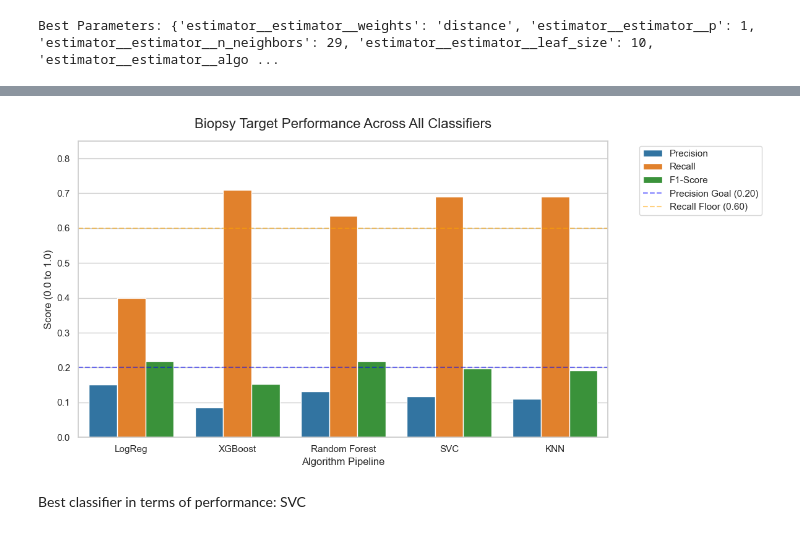
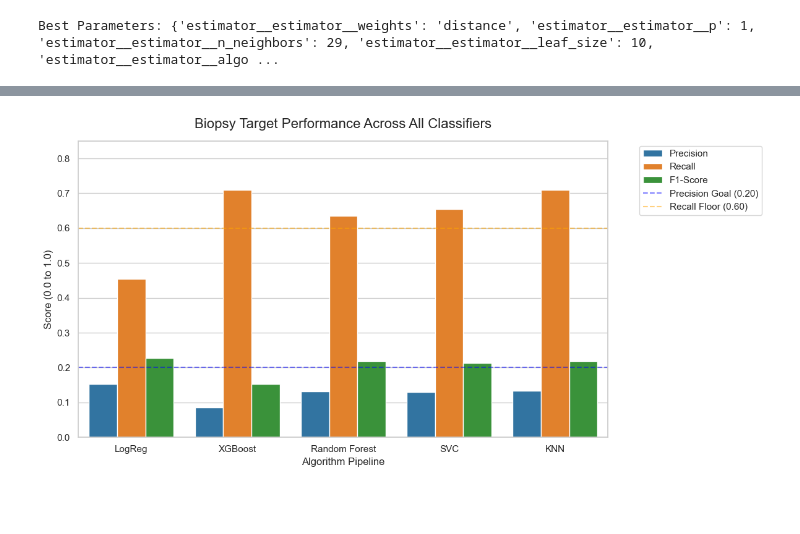
Before and after one commit to Filippo7206/unibo-dtm-ml-2526-cervical-cancer-predictor, a Jupyter notebook: notebooks/median_modeling.ipynb, the cells around one changed output, grey strips where cells are left out. Saved outputs shown, nothing was run; the diff lists cells and outputs as text; code cells hidden in the pictures; blank space fills up the shorter version.

```diff
--- a/notebooks/median_modeling.ipynb
+++ b/notebooks/median_modeling.ipynb
@@ -529,39 +520,37 @@ macro avg       0.089   0.826     0.157
 # %%
 data = {
     'Classifier': ['LogReg', 'XGBoost', 'Random Forest', 'SVC', 'KNN'],
-    'Precision': [0.151, 0.086, 0.132, 0.118, 0.111],
-    'Recall': [0.400, 0.709, 0.636, 0.691, 0.691],
-    'F1-Score': [0.218, 0.152, 0.219, 0.198, 0.191]
+    'Precision': [0.153, 0.086, 0.132, 0.130, 0.134],
+    'Recall': [0.455, 0.709, 0.636, 0.655, 0.709],
+    'F1-Score': [0.227, 0.152, 0.219, 0.213, 0.219]
 }
 
 df_metrics = pd.DataFrame(data)
 
 df_melted = df_metrics.melt(id_vars='Classifier', var_name='Metric', value_name='Score')
 
 plt.figure(figsize=(12, 6))
 sns.set_theme(style="whitegrid")
 
 chart = sns.barplot(
     data=df_melted,
     x='Classifier',
     y='Score',
     hue='Metric',
     palette=['#1f77b4', '#ff7f0e', '#2ca02c'] # Blue for Precision, Orange for Recall, Green for F1
 )
 
 plt.axhline(y=0.20, color='blue', linestyle='--', alpha=0.5, label='Precision Goal (0.20)')
 plt.axhline(y=0.60, color='orange', linestyle='--', alpha=0.5, label='Recall Floor (0.60)')
 
 plt.title('Biopsy Target Performance Across All Classifiers', fontsize=16, pad=15)
 plt.ylabel('Score (0.0 to 1.0)', fontsize=12)
 plt.xlabel('Algorithm Pipeline', fontsize=12)
 plt.ylim(0, 0.85)
 
 plt.legend(bbox_to_anchor=(1.05, 1), loc='upper left')
 plt.tight_layout()
 
 plt.show()
 # %% [output]
-[figure, old version]
+[figure, new version]
-# %% [markdown]
-Best classifier in terms of performance: SVC
```
Also changed, not shown: parts of 12 cells of this notebook, 1 other file.
